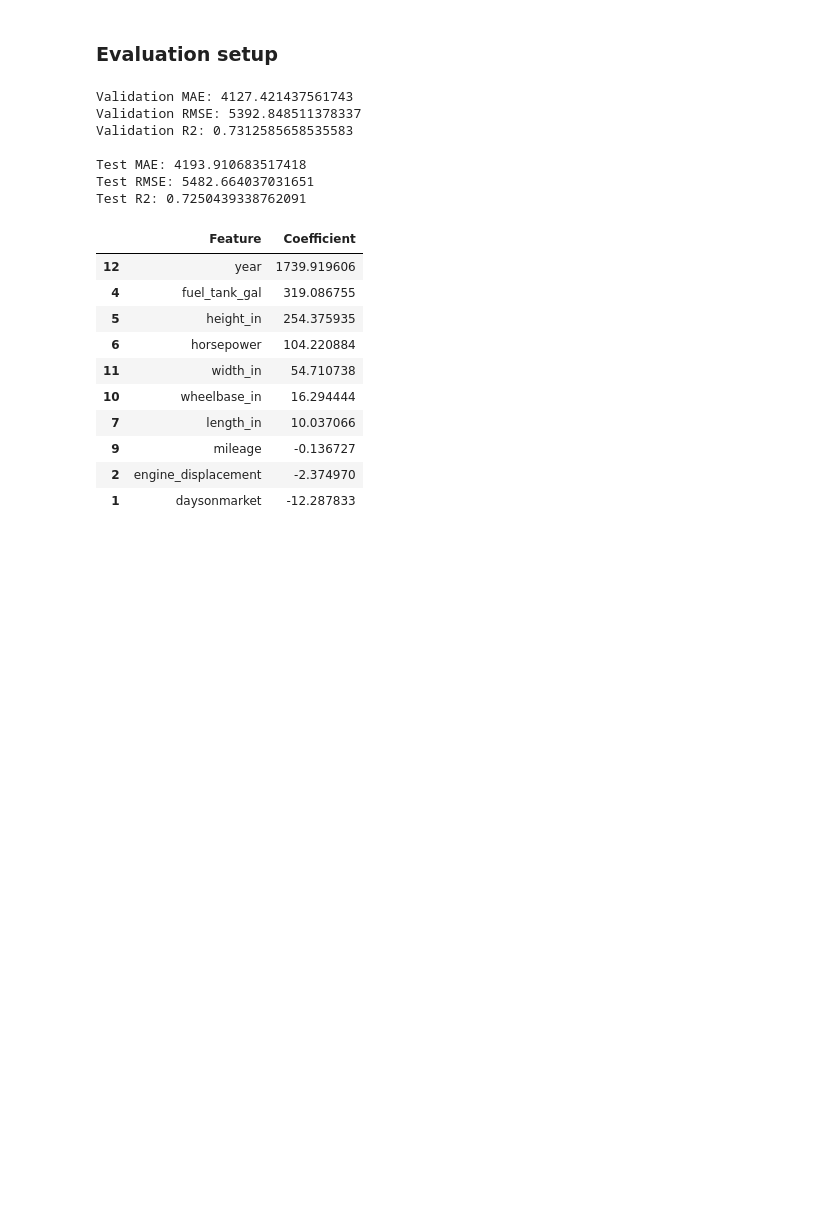
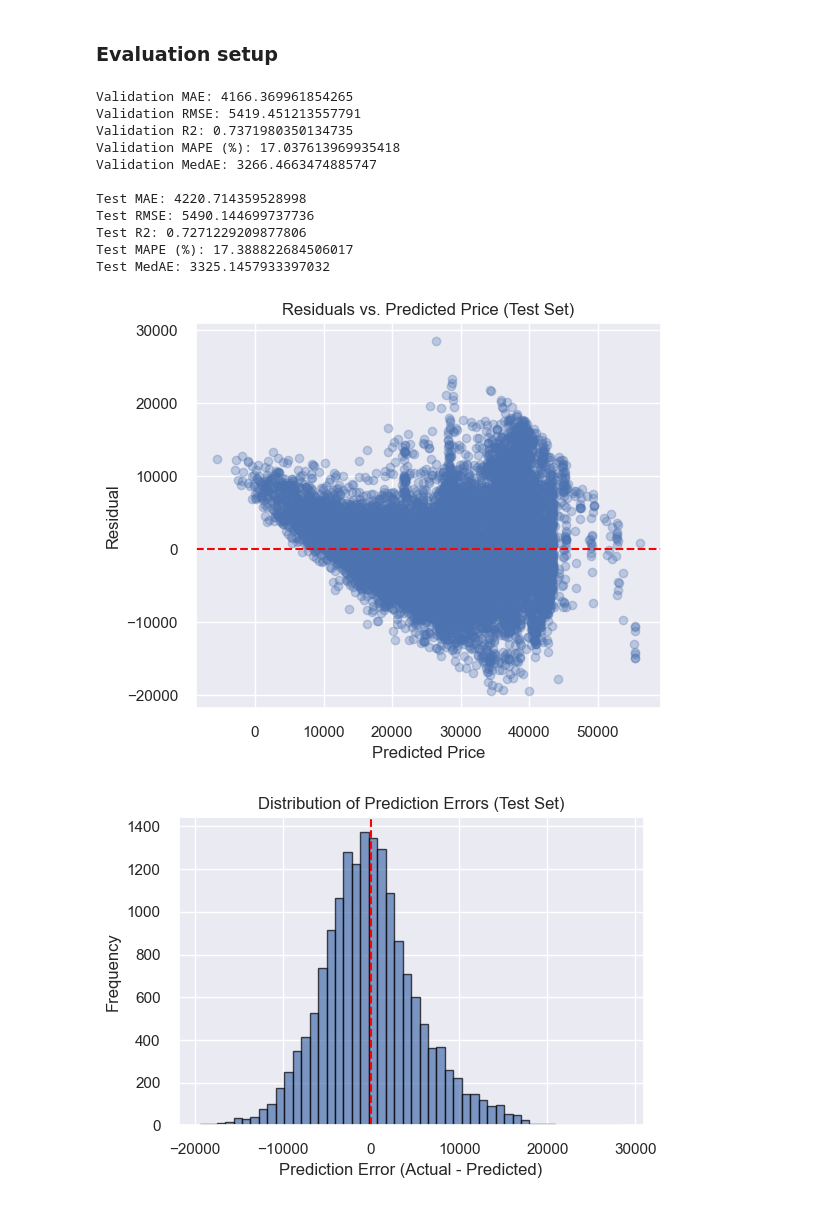
Before and after one commit to chalou123456/COMP333_Group_O, a Jupyter notebook: COMP333_PROJECT_GROUP_O.ipynb, the cells around one changed output. Drawn from its saved outputs; the diff is of its cells as text; code cells hidden in the pictures; blank space fills up the shorter version.

```diff
--- a/COMP333_PROJECT_GROUP_O.ipynb
+++ b/COMP333_PROJECT_GROUP_O.ipynb
@@ -1114,45 +1151,72 @@ Test R2: 0.7250439338762091
 # %% [markdown]
 ### Evaluation setup
 # %%
-from sklearn.metrics import mean_absolute_error, mean_squared_error, r2_score
+from sklearn.metrics import mean_absolute_error, mean_squared_error, r2_score, mean_absolute_percentage_error, median_absolute_error
 import numpy as np
+import matplotlib.pyplot as plt
+
+# Ensure model exists—create and fit if needed
+try:
+    _ = model.coef_
+except (NameError, AttributeError):
+    from sklearn.linear_model import LinearRegression
+    model = LinearRegression()
+    model.fit(X_train, y_train)
 
 # Predictions
 y_pred_val = model.predict(X_val)
 y_pred_test = model.predict(X_test)
 
 # Validation metrics
 print("Validation MAE:", mean_absolute_error(y_val, y_pred_val))
 print("Validation RMSE:", np.sqrt(mean_squared_error(y_val, y_pred_val)))
 print("Validation R2:", r2_score(y_val, y_pred_val))
+print("Validation MAPE (%):", mean_absolute_percentage_error(y_val, y_pred_val) * 100)
+print("Validation MedAE:", median_absolute_error(y_val, y_pred_val))
 
 # Test metrics
 print("\nTest MAE:", mean_absolute_error(y_test, y_pred_test))
 print("Test RMSE:", np.sqrt(mean_squared_error(y_test, y_pred_test)))
 print("Test R2:", r2_score(y_test, y_pred_test))
+print("Test MAPE (%):", mean_absolute_percentage_error(y_test, y_pred_test) * 100)
+print("Test MedAE:", median_absolute_error(y_test, y_pred_test))
 
 coefficients = pd.DataFrame({
     "Feature": X_train.columns,
     "Coefficient": model.coef_
 })
 
 coefficients.sort_values(by="Coefficient", ascending=False).head(10)
+
+# Residual analysis plot
+residuals = y_test.values - y_pred_test
+plt.figure(figsize=(6, 5))
+plt.scatter(y_pred_test, residuals, alpha=0.3)
+plt.axhline(y=0, color='red', linestyle='--')
+plt.xlabel("Predicted Price")
+plt.ylabel("Residual")
+plt.title("Residuals vs. Predicted Price (Test Set)")
+plt.show()
+
+# Error distribution histogram
+plt.figure(figsize=(6, 4))
+plt.hist(residuals, bins=50, edgecolor='black', alpha=0.7)
+plt.axvline(x=0, color='red', linestyle='--')
+plt.xlabel("Prediction Error (Actual - Predicted)")
+plt.ylabel("Frequency")
+plt.title("Distribution of Prediction Errors (Test Set)")
+plt.show()
 # %% [output]
-Validation MAE: 4127.421437561743
-Validation RMSE: 5392.848511378337
-Validation R2: 0.7312585658535583
+Validation MAE: 4166.369961854265
+Validation RMSE: 5419.451213557791
+Validation R2: 0.7371980350134735
+Validation MAPE (%): 17.037613969935418
+Validation MedAE: 3266.4663474885747
 
-Test MAE: 4193.910683517418
-Test RMSE: 5482.664037031651
-Test R2: 0.7250439338762091
+Test MAE: 4220.714359528998
+Test RMSE: 5490.144699737736
+Test R2: 0.7271229209877806
+Test MAPE (%): 17.388822684506017
+Test MedAE: 3325.1457933397032
-|  | Feature | Coefficient |
-| 12 | year | 1739.919606 |
-| 4 | fuel_tank_gal | 319.086755 |
-| 5 | height_in | 254.375935 |
-| 6 | horsepower | 104.220884 |
-| 11 | width_in | 54.710738 |
-| 10 | wheelbase_in | 16.294444 |
-| 7 | length_in | 10.037066 |
-| 9 | mileage | -0.136727 |
-| 2 | engine_displacement | -2.374970 |
-| 1 | daysonmarket | -12.287833 |
+[figure, added]
+[figure, added]
```
Also changed, not shown: parts of 23 cells of this notebook.
